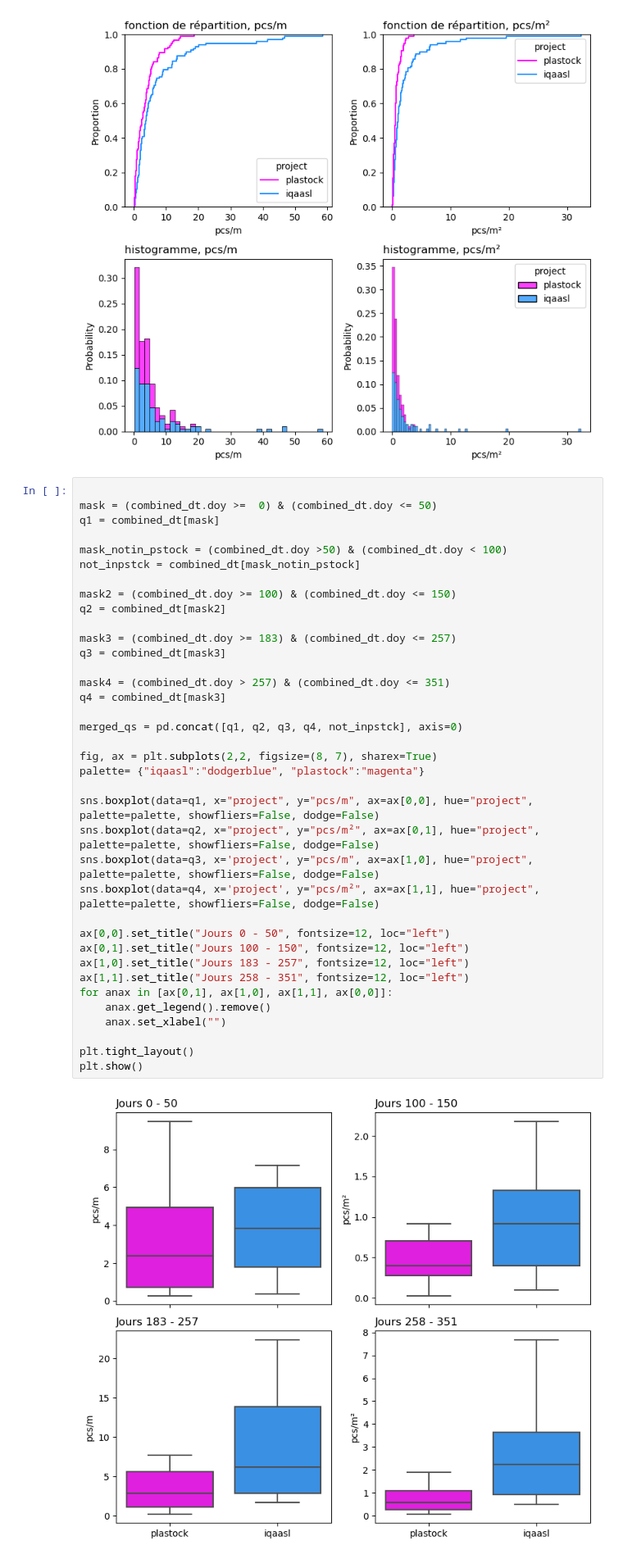
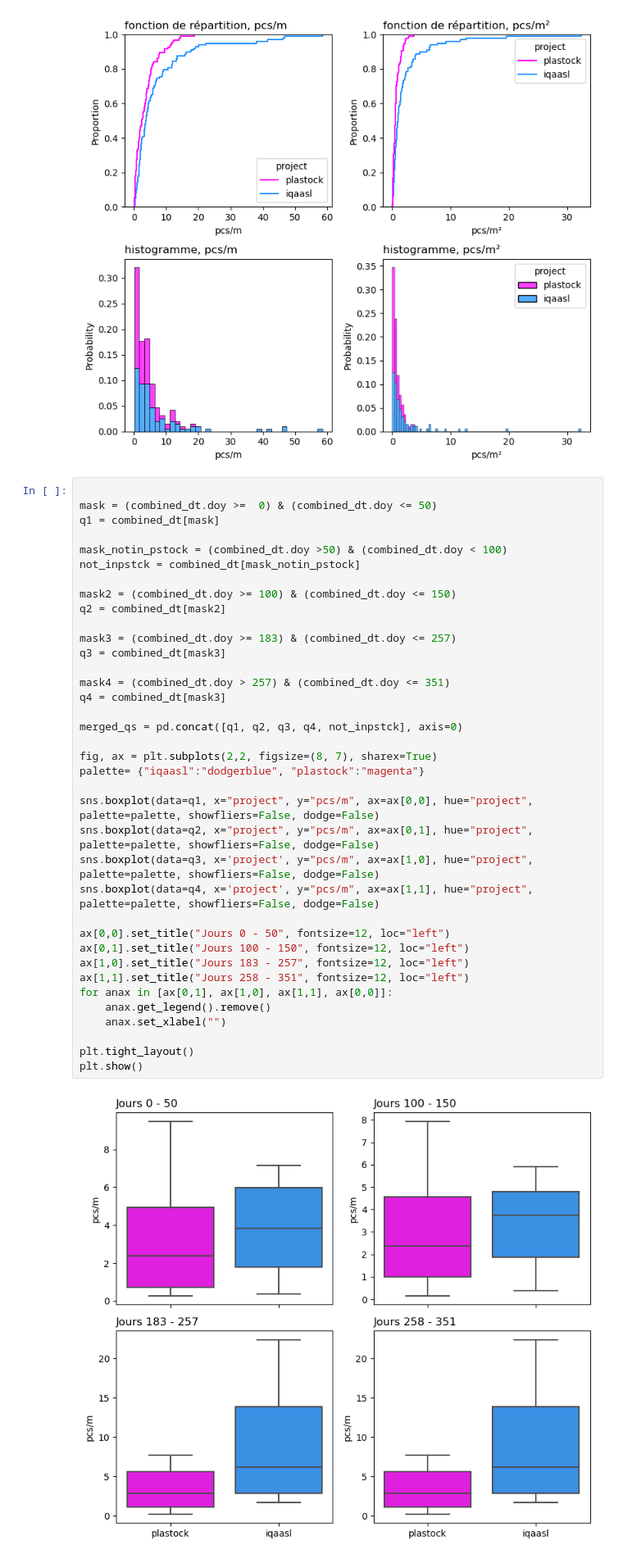
Before and after one commit to AssociationSauvegardeLeman/plastock, a Jupyter notebook: plastock_iqaasl.ipynb, the cells around one changed output. Shown at 82% size. Cells and saved outputs as stored; diff of their text form.

Commit message:
corrected error in quarterly dist chart

```diff
--- a/plastock_iqaasl.ipynb
+++ b/plastock_iqaasl.ipynb
@@ -312,36 +312,36 @@ mask_notin_pstock = (combined_dt.doy >50) & (combined_dt.doy < 100)
 not_inpstck = combined_dt[mask_notin_pstock]
 
 mask2 = (combined_dt.doy >= 100) & (combined_dt.doy <= 150)
 q2 = combined_dt[mask2]
 
 mask3 = (combined_dt.doy >= 183) & (combined_dt.doy <= 257)
 q3 = combined_dt[mask3]
 
 mask4 = (combined_dt.doy > 257) & (combined_dt.doy <= 351)
 q4 = combined_dt[mask3]
 
 merged_qs = pd.concat([q1, q2, q3, q4, not_inpstck], axis=0)
 
 fig, ax = plt.subplots(2,2, figsize=(8, 7), sharex=True)
 palette= {"iqaasl":"dodgerblue", "plastock":"magenta"}
 
 sns.boxplot(data=q1, x="project", y="pcs/m", ax=ax[0,0], hue="project", palette=palette, showfliers=False, dodge=False)
-sns.boxplot(data=q2, x="project", y="pcs/m²", ax=ax[0,1], hue="project", palette=palette, showfliers=False, dodge=False)
+sns.boxplot(data=q2, x="project", y="pcs/m", ax=ax[0,1], hue="project", palette=palette, showfliers=False, dodge=False)
 sns.boxplot(data=q3, x='project', y="pcs/m", ax=ax[1,0], hue="project", palette=palette, showfliers=False, dodge=False)
-sns.boxplot(data=q4, x='project', y="pcs/m²", ax=ax[1,1], hue="project", palette=palette, showfliers=False, dodge=False)
+sns.boxplot(data=q4, x='project', y="pcs/m", ax=ax[1,1], hue="project", palette=palette, showfliers=False, dodge=False)
 
 ax[0,0].set_title("Jours 0 - 50", fontsize=12, loc="left")
 ax[0,1].set_title("Jours 100 - 150", fontsize=12, loc="left")
 ax[1,0].set_title("Jours 183 - 257", fontsize=12, loc="left")
 ax[1,1].set_title("Jours 258 - 351", fontsize=12, loc="left")
 for anax in [ax[0,1], ax[1,0], ax[1,1], ax[0,0]]:
     anax.get_legend().remove()
     anax.set_xlabel("")
 
 plt.tight_layout()
 plt.show()
 # %% [output]
-[figure, old version]
+[figure, new version]
 # %% [markdown]
 ### Jours d'échantillonnage par période de 12 mois
 # %%
```
Also changed, not shown: parts of 5 cells of this notebook.
